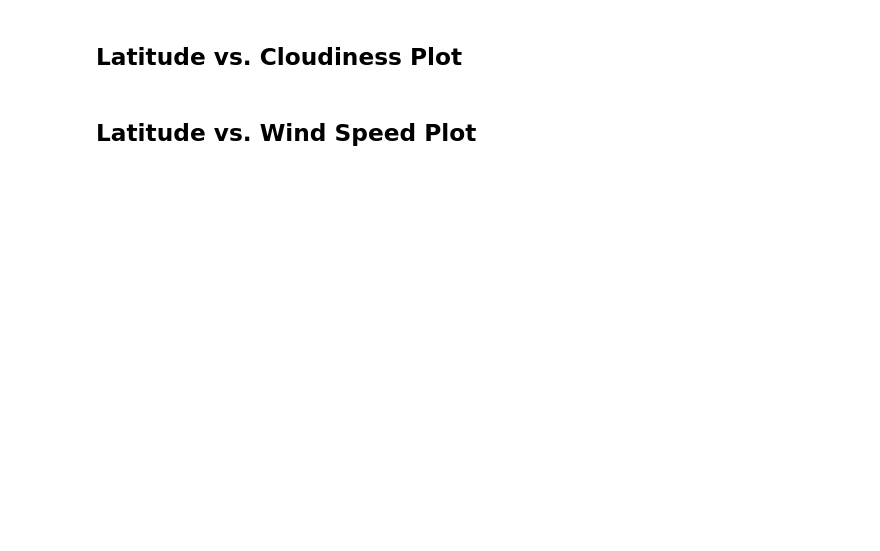
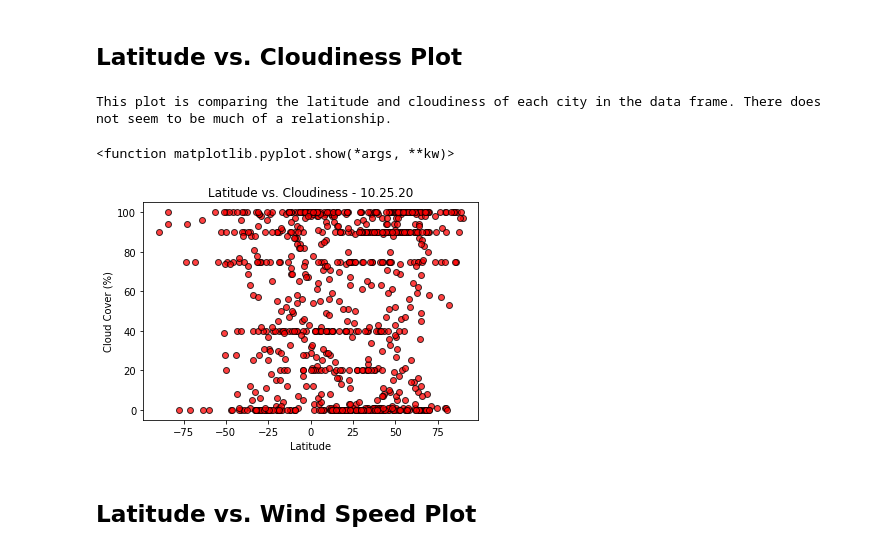
Before and after one commit to MrBadinger/Python_API_Challenge, a Jupyter notebook: starter_code/WeatherPy/WeatherPy.ipynb, the cells around one changed output. Drawn from its saved outputs; the diff is of its cells as text; code cells hidden in the pictures; blank space fills up the shorter version.

```diff
--- a/starter_code/WeatherPy/WeatherPy.ipynb
+++ b/starter_code/WeatherPy/WeatherPy.ipynb
@@ -219,4 +276,29 @@ Total number of unique cities in weather dataframe is: 851
 # %% [markdown]
 ## Latitude vs. Cloudiness Plot
+# %%
+# Set Axises
+x_axis = clean_city_data["Latitude"]
+y_axis = clean_city_data["Cloud Cover (%)"]
+
+# Create Scatter Plot
+fig_3 = plt.scatter(x_axis, y_axis, marker="o", facecolors="red", edgecolors="black", alpha=0.75)
+
+# Set Lables and other
+plt.title("Latitude vs. Cloudiness - 10.25.20")
+plt.xlabel("Latitude")
+plt.ylabel("Cloud Cover (%)")
+
+fig_3.figure.savefig('lat_v_cloud.png')
+
+
+print("This plot is comparing the latitude and cloudiness of each city in the data frame. There does not seem to be much of a relationship.")
+
+
+
+plt.show
+# %% [output]
+This plot is comparing the latitude and cloudiness of each city in the data frame. There does not seem to be much of a relationship.
+<function matplotlib.pyplot.show(*args, **kw)>
+[figure, added]
 # %% [markdown]
 ## Latitude vs. Wind Speed Plot
```
Also changed, not shown: parts of 15 cells of this notebook, 12 other files.
